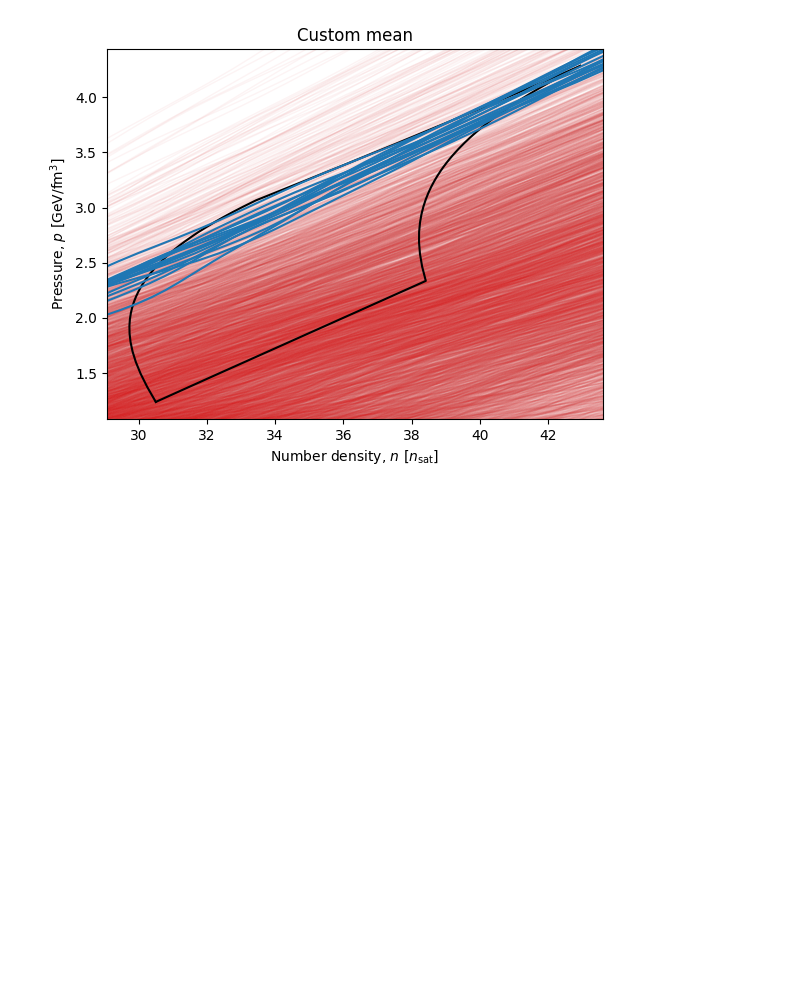
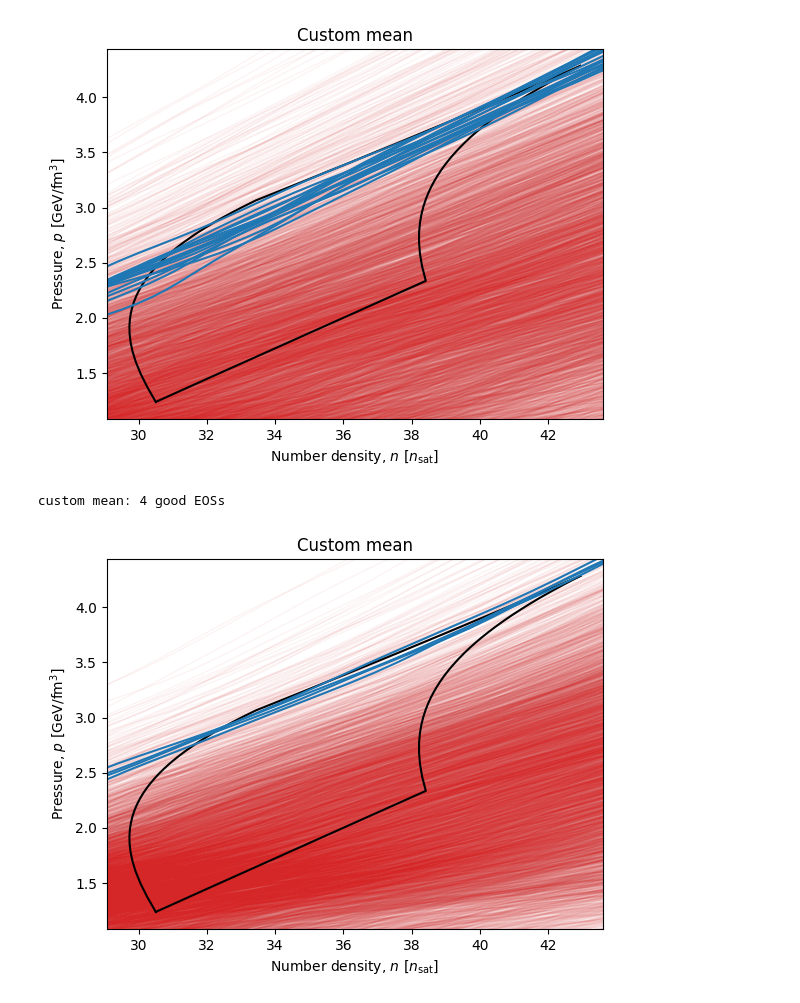
Before and after one commit to eliotfinch/pqcd, a Jupyter notebook: notebooks/check_modified_eos_efficiency.ipynb, the cells around one changed output. Cells and saved outputs as stored; diff of their text form; code cells hidden in the pictures; blank space fills up the shorter version.

```diff
--- a/notebooks/check_modified_eos_efficiency.ipynb
+++ b/notebooks/check_modified_eos_efficiency.ipynb
@@ -517,3 +517,74 @@ for key, label in set_keys.items():
 # %% [output]
 custom mean: 15 good EOSs
 [figure]
+# %%
+# Campaign numbers to compare
+sets = [10]
+
+# Campaign descriptions
+set_keys = {
+    10: 'custom mean',
+}
+
+N_samp = 5000
+
+good_EOSs = {s: [] for s in sets}
+
+pqcd_region_dict = pqcd.get_pqcd_region()
+
+fig, ax = plt.subplots()
+
+ax.plot(
+    pqcd_region_dict['left_n_boundary']/nsat,
+    pqcd_region_dict['left_p_boundary'],
+    c='k',
+    zorder=2
+    )
+
+ax.plot(
+    pqcd_region_dict['right_n_boundary']/nsat,
+    pqcd_region_dict['right_p_boundary'],
+    c='k',
+    zorder=2
+    )
+
+xlim = ax.get_xlim()
+ylim = ax.get_ylim()
+
+for s in sets:
+    for variety in ['qrk']:
+        for n in range(N_samp):
+
+            eos = pd.read_csv(f'../data/eos-draws-modified/{s:02}/{variety}agn/DRAWmod1000-{int(n/1000):06}/eos-draw-{n:06}.csv')
+
+            if pqcd.consistent_with_pqcd(eos, pqcd_region_dict):
+                good_EOSs[s].append((variety, n))
+                ax.plot(
+                    to_nucleons_per_cubic_femtometre(eos.baryon_density)/nsat,
+                    to_GeV_per_cubic_femtometre(eos.pressurec2),
+                    c='C0'
+                )
+
+            else:
+                ax.plot(
+                    to_nucleons_per_cubic_femtometre(eos.baryon_density)/nsat,
+                    to_GeV_per_cubic_femtometre(eos.pressurec2),
+                    c='C3',
+                    alpha=0.05,
+                    lw=1,
+                    zorder=0.5
+                )
+
+ax.set_xlim(xlim)
+ax.set_ylim(ylim)
+
+ax.set_xlabel(r'Number density, $n$ [$n_{\rm sat}$]')
+ax.set_ylabel(r'Pressure, $p$ [GeV/fm$^3$]')
+
+ax.set_title('Custom mean')
+
+for key, label in set_keys.items():
+    print(f'{label}: {len(good_EOSs[key])} good EOSs')
+# %% [output]
+custom mean: 4 good EOSs
+[figure, added]
```
